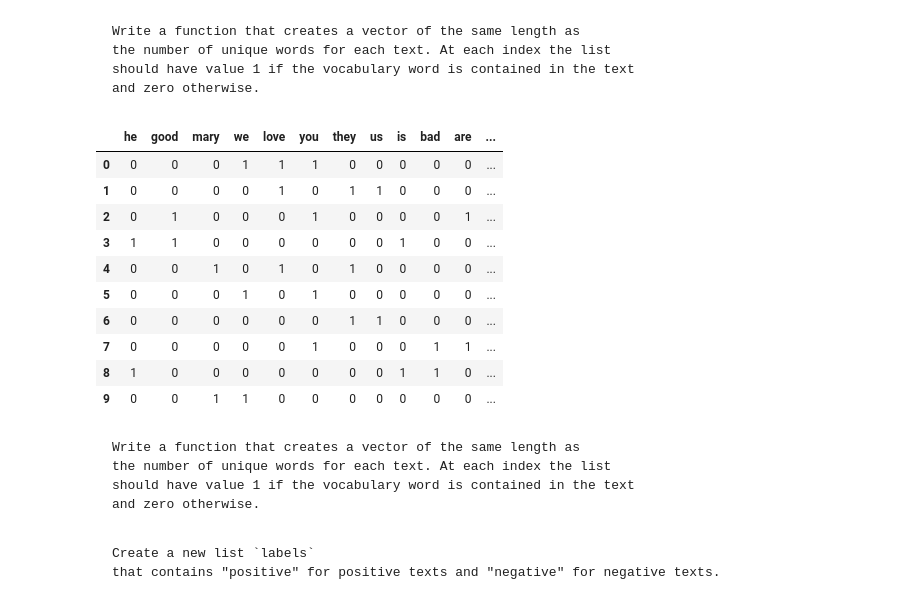
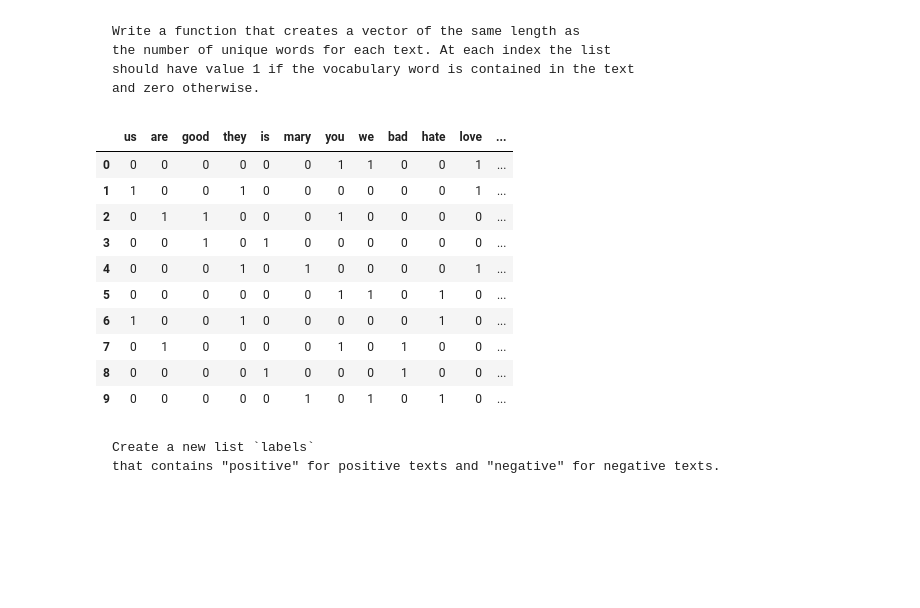
Before and after one commit to feb-uni-sofia/text-analytics-workshop-2019, a Jupyter notebook: 1c_basic_sentiment.ipynb, the cells around one changed output. Drawn from its saved outputs; the diff is of its cells as text; code cells hidden in the pictures; blank space fills up the shorter version.

Commit message:
Fix refactoring errors in text classification example.

```diff
--- a/1c_basic_sentiment.ipynb
+++ b/1c_basic_sentiment.ipynb
@@ -119,35 +119,30 @@ word_freqs.freq('mary')
 # %%
 def vectorize_text(text):
     text_vec = [0] * len(unique_words)
     text_words = text.split(' ')
 
     for i in range(len(unique_words) - 1):
         unique_word = unique_words[i]
         if unique_word in text_words:
             text_vec[i] = 1
 
     return text_vec
 
 def vectorize_collection(col):
-    return list(map(vectorize, col))
+    return list(map(vectorize_text, col))
 
 text_vectors = vectorize_collection(all_texts)
 text_vectors_df = pd.DataFrame(text_vectors, columns = unique_words)
 text_vectors_df
 # %% [output]
-|  | he | good | mary | we | love | you | they | us | is | bad | are | ... |
-| 0 | 0 | 0 | 0 | 1 | 1 | 1 | 0 | 0 | 0 | 0 | 0 | ... |
-| 1 | 0 | 0 | 0 | 0 | 1 | 0 | 1 | 1 | 0 | 0 | 0 | ... |
-| 2 | 0 | 1 | 0 | 0 | 0 | 1 | 0 | 0 | 0 | 0 | 1 | ... |
-| 3 | 1 | 1 | 0 | 0 | 0 | 0 | 0 | 0 | 1 | 0 | 0 | ... |
-| 4 | 0 | 0 | 1 | 0 | 1 | 0 | 1 | 0 | 0 | 0 | 0 | ... |
-| 5 | 0 | 0 | 0 | 1 | 0 | 1 | 0 | 0 | 0 | 0 | 0 | ... |
-| 6 | 0 | 0 | 0 | 0 | 0 | 0 | 1 | 1 | 0 | 0 | 0 | ... |
-| 7 | 0 | 0 | 0 | 0 | 0 | 1 | 0 | 0 | 0 | 1 | 1 | ... |
-| 8 | 1 | 0 | 0 | 0 | 0 | 0 | 0 | 0 | 1 | 1 | 0 | ... |
-| 9 | 0 | 0 | 1 | 1 | 0 | 0 | 0 | 0 | 0 | 0 | 0 | ... |
+|  | us | are | good | they | is | mary | you | we | bad | hate | love | ... |
+| 0 | 0 | 0 | 0 | 0 | 0 | 0 | 1 | 1 | 0 | 0 | 1 | ... |
+| 1 | 1 | 0 | 0 | 1 | 0 | 0 | 0 | 0 | 0 | 0 | 1 | ... |
+| 2 | 0 | 1 | 1 | 0 | 0 | 0 | 1 | 0 | 0 | 0 | 0 | ... |
+| 3 | 0 | 0 | 1 | 0 | 1 | 0 | 0 | 0 | 0 | 0 | 0 | ... |
+| 4 | 0 | 0 | 0 | 1 | 0 | 1 | 0 | 0 | 0 | 0 | 1 | ... |
+| 5 | 0 | 0 | 0 | 0 | 0 | 0 | 1 | 1 | 0 | 1 | 0 | ... |
+| 6 | 1 | 0 | 0 | 1 | 0 | 0 | 0 | 0 | 0 | 1 | 0 | ... |
+| 7 | 0 | 1 | 0 | 0 | 0 | 0 | 1 | 0 | 1 | 0 | 0 | ... |
+| 8 | 0 | 0 | 0 | 0 | 1 | 0 | 0 | 0 | 1 | 0 | 0 | ... |
+| 9 | 0 | 0 | 0 | 0 | 0 | 1 | 0 | 1 | 0 | 1 | 0 | ... |
-# %% [markdown]
-    Write a function that creates a vector of the same length as
-    the number of unique words for each text. At each index the list
-    should have value 1 if the vocabulary word is contained in the text
-    and zero otherwise.
```
Also changed, not shown: parts of 8 cells of this notebook, 1 other file.
